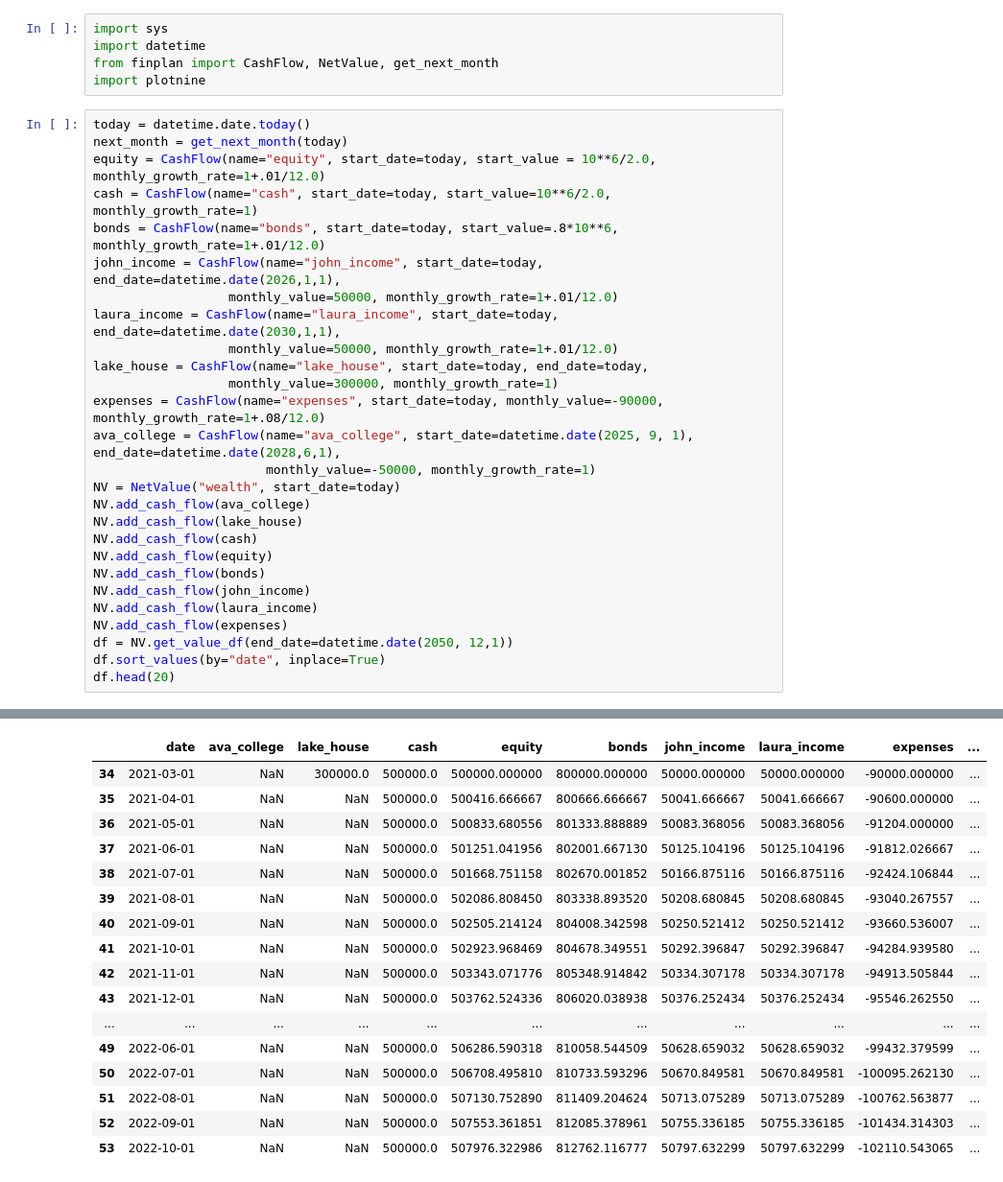
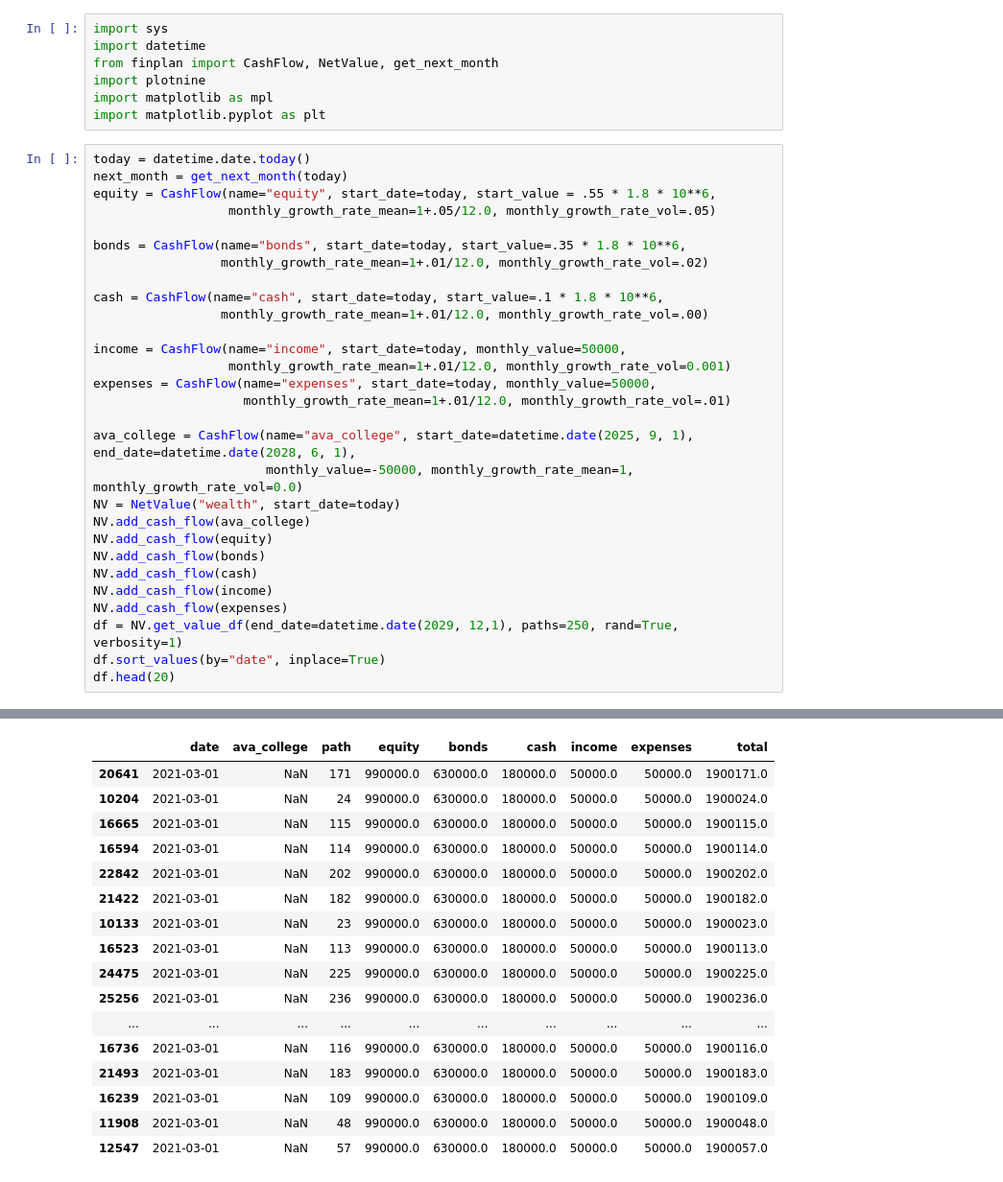
Before and after one commit to jhmuller/finplan, a Jupyter notebook: cashflow.ipynb, the cells around one changed output, grey strips where cells are left out. Shown at 96% size. Cells and saved outputs as stored; diff of their text form.

```diff
--- a/cashflow.ipynb
+++ b/cashflow.ipynb
@@ -3,31 +3,35 @@ import sys
 import datetime
 from finplan import CashFlow, NetValue, get_next_month
 import plotnine
+import matplotlib as mpl
+import matplotlib.pyplot as plt
 # %%
 today = datetime.date.today()
 next_month = get_next_month(today)
-equity = CashFlow(name="equity", start_date=today, start_value = 10**6/2.0, monthly_growth_rate=1+.01/12.0)
-cash = CashFlow(name="cash", start_date=today, start_value=10**6/2.0, monthly_growth_rate=1)
-bonds = CashFlow(name="bonds", start_date=today, start_value=.8*10**6, monthly_growth_rate=1+.01/12.0)
-john_income = CashFlow(name="john_income", start_date=today, end_date=datetime.date(2026,1,1),
-                  monthly_value=50000, monthly_growth_rate=1+.01/12.0)
-laura_income = CashFlow(name="laura_income", start_date=today, end_date=datetime.date(2030,1,1),
-                  monthly_value=50000, monthly_growth_rate=1+.01/12.0)
-lake_house = CashFlow(name="lake_house", start_date=today, end_date=today,
-                  monthly_value=300000, monthly_growth_rate=1)
-expenses = CashFlow(name="expenses", start_date=today, monthly_value=-90000, monthly_growth_rate=1+.08/12.0)
-ava_college = CashFlow(name="ava_college", start_date=datetime.date(2025, 9, 1), end_date=datetime.date(2028,6,1),
-                       monthly_value=-50000, monthly_growth_rate=1)
+equity = CashFlow(name="equity", start_date=today, start_value = .55 * 1.8 * 10**6,
+                  monthly_growth_rate_mean=1+.05/12.0, monthly_growth_rate_vol=.05)
+
+bonds = CashFlow(name="bonds", start_date=today, start_value=.35 * 1.8 * 10**6,
+                 monthly_growth_rate_mean=1+.01/12.0, monthly_growth_rate_vol=.02)
+
+cash = CashFlow(name="cash", start_date=today, start_value=.1 * 1.8 * 10**6,
+                 monthly_growth_rate_mean=1+.01/12.0, monthly_growth_rate_vol=.00)
+
+income = CashFlow(name="income", start_date=today, monthly_value=50000,
+                  monthly_growth_rate_mean=1+.01/12.0, monthly_growth_rate_vol=0.001)
+expenses = CashFlow(name="expenses", start_date=today, monthly_value=50000,
+                    monthly_growth_rate_mean=1+.01/12.0, monthly_growth_rate_vol=.01)
+
+ava_college = CashFlow(name="ava_college", start_date=datetime.date(2025, 9, 1), end_date=datetime.date(2028, 6, 1),
+                       monthly_value=-50000, monthly_growth_rate_mean=1, monthly_growth_rate_vol=0.0)
 NV = NetValue("wealth", start_date=today)
 NV.add_cash_flow(ava_college)
-NV.add_cash_flow(lake_house)
-NV.add_cash_flow(cash)
 NV.add_cash_flow(equity)
 NV.add_cash_flow(bonds)
-NV.add_cash_flow(john_income)
-NV.add_cash_flow(laura_income)
+NV.add_cash_flow(cash)
+NV.add_cash_flow(income)
 NV.add_cash_flow(expenses)
-df = NV.get_value_df(end_date=datetime.date(2050, 12,1))
+df = NV.get_value_df(end_date=datetime.date(2029, 12,1), paths=250, rand=True, verbosity=1)
 df.sort_values(by="date", inplace=True)
 df.head(20)
 # %% [output]
@@ -34,17 +46,17 @@ df.head(20)
-|  | date | ava_college | lake_house | cash | equity | bonds | john_income | laura_income | expenses | ... |
-| 34 | 2021-03-01 | NaN | 300000.0 | 500000.0 | 500000.000000 | 800000.000000 | 50000.000000 | 50000.000000 | -90000.000000 | ... |
-| 35 | 2021-04-01 | NaN | NaN | 500000.0 | 500416.666667 | 800666.666667 | 50041.666667 | 50041.666667 | -90600.000000 | ... |
-| 36 | 2021-05-01 | NaN | NaN | 500000.0 | 500833.680556 | 801333.888889 | 50083.368056 | 50083.368056 | -91204.000000 | ... |
-| 37 | 2021-06-01 | NaN | NaN | 500000.0 | 501251.041956 | 802001.667130 | 50125.104196 | 50125.104196 | -91812.026667 | ... |
-| 38 | 2021-07-01 | NaN | NaN | 500000.0 | 501668.751158 | 802670.001852 | 50166.875116 | 50166.875116 | -92424.106844 | ... |
-| 39 | 2021-08-01 | NaN | NaN | 500000.0 | 502086.808450 | 803338.893520 | 50208.680845 | 50208.680845 | -93040.267557 | ... |
-| 40 | 2021-09-01 | NaN | NaN | 500000.0 | 502505.214124 | 804008.342598 | 50250.521412 | 50250.521412 | -93660.536007 | ... |
-| 41 | 2021-10-01 | NaN | NaN | 500000.0 | 502923.968469 | 804678.349551 | 50292.396847 | 50292.396847 | -94284.939580 | ... |
-| 42 | 2021-11-01 | NaN | NaN | 500000.0 | 503343.071776 | 805348.914842 | 50334.307178 | 50334.307178 | -94913.505844 | ... |
-| 43 | 2021-12-01 | NaN | NaN | 500000.0 | 503762.524336 | 806020.038938 | 50376.252434 | 50376.252434 | -95546.262550 | ... |
-| ... | ... | ... | ... | ... | ... | ... | ... | ... | ... | ... |
-| 49 | 2022-06-01 | NaN | NaN | 500000.0 | 506286.590318 | 810058.544509 | 50628.659032 | 50628.659032 | -99432.379599 | ... |
-| 50 | 2022-07-01 | NaN | NaN | 500000.0 | 506708.495810 | 810733.593296 | 50670.849581 | 50670.849581 | -100095.262130 | ... |
-| 51 | 2022-08-01 | NaN | NaN | 500000.0 | 507130.752890 | 811409.204624 | 50713.075289 | 50713.075289 | -100762.563877 | ... |
-| 52 | 2022-09-01 | NaN | NaN | 500000.0 | 507553.361851 | 812085.378961 | 50755.336185 | 50755.336185 | -101434.314303 | ... |
-| 53 | 2022-10-01 | NaN | NaN | 500000.0 | 507976.322986 | 812762.116777 | 50797.632299 | 50797.632299 | -102110.543065 | ... |
+|  | date | ava_college | path | equity | bonds | cash | income | expenses | total |
+| 20641 | 2021-03-01 | NaN | 171 | 990000.0 | 630000.0 | 180000.0 | 50000.0 | 50000.0 | 1900171.0 |
+| 10204 | 2021-03-01 | NaN | 24 | 990000.0 | 630000.0 | 180000.0 | 50000.0 | 50000.0 | 1900024.0 |
+| 16665 | 2021-03-01 | NaN | 115 | 990000.0 | 630000.0 | 180000.0 | 50000.0 | 50000.0 | 1900115.0 |
+| 16594 | 2021-03-01 | NaN | 114 | 990000.0 | 630000.0 | 180000.0 | 50000.0 | 50000.0 | 1900114.0 |
+| 22842 | 2021-03-01 | NaN | 202 | 990000.0 | 630000.0 | 180000.0 | 50000.0 | 50000.0 | 1900202.0 |
+| 21422 | 2021-03-01 | NaN | 182 | 990000.0 | 630000.0 | 180000.0 | 50000.0 | 50000.0 | 1900182.0 |
+| 10133 | 2021-03-01 | NaN | 23 | 990000.0 | 630000.0 | 180000.0 | 50000.0 | 50000.0 | 1900023.0 |
+| 16523 | 2021-03-01 | NaN | 113 | 990000.0 | 630000.0 | 180000.0 | 50000.0 | 50000.0 | 1900113.0 |
+| 24475 | 2021-03-01 | NaN | 225 | 990000.0 | 630000.0 | 180000.0 | 50000.0 | 50000.0 | 1900225.0 |
+| 25256 | 2021-03-01 | NaN | 236 | 990000.0 | 630000.0 | 180000.0 | 50000.0 | 50000.0 | 1900236.0 |
+| ... | ... | ... | ... | ... | ... | ... | ... | ... | ... |
+| 16736 | 2021-03-01 | NaN | 116 | 990000.0 | 630000.0 | 180000.0 | 50000.0 | 50000.0 | 1900116.0 |
+| 21493 | 2021-03-01 | NaN | 183 | 990000.0 | 630000.0 | 180000.0 | 50000.0 | 50000.0 | 1900183.0 |
+| 16239 | 2021-03-01 | NaN | 109 | 990000.0 | 630000.0 | 180000.0 | 50000.0 | 50000.0 | 1900109.0 |
+| 11908 | 2021-03-01 | NaN | 48 | 990000.0 | 630000.0 | 180000.0 | 50000.0 | 50000.0 | 1900048.0 |
+| 12547 | 2021-03-01 | NaN | 57 | 990000.0 | 630000.0 | 180000.0 | 50000.0 | 50000.0 | 1900057.0 |
```
Also changed, not shown: parts of 7 cells of this notebook, 1 other file.
